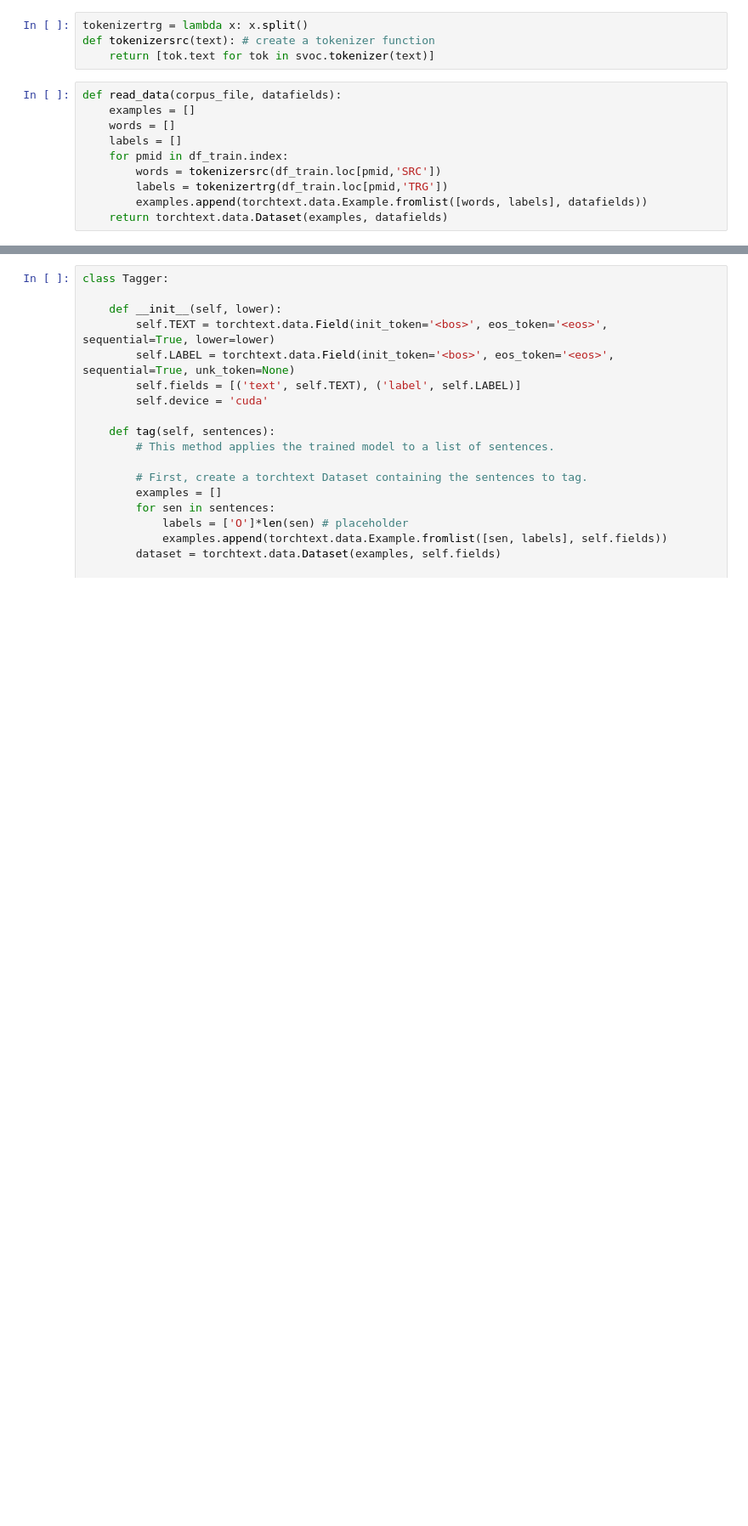
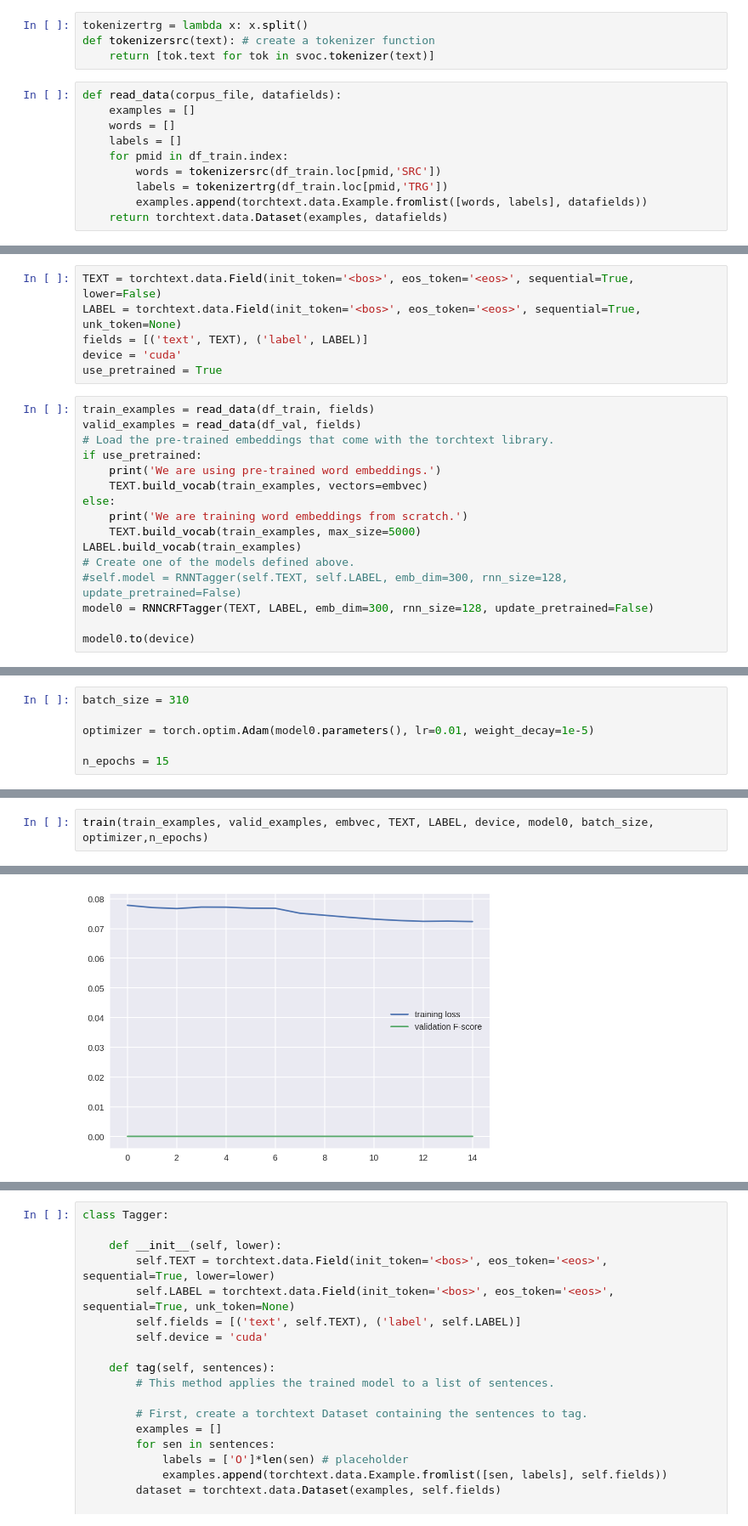
Before and after one commit to pchding/kph, a Jupyter notebook: Original.ipynb, the cells around one changed output, grey strips where cells are left out. Shown: that part at 85% size. Cells and saved outputs as stored; diff of their text form; blank space fills up the shorter version.

```diff
--- a/Original.ipynb
+++ b/Original.ipynb
@@ -282,3 +295,25 @@ def prf(stats):
     else:
         f = 0
     return p, r, f
+# %%
+TEXT = torchtext.data.Field(init_token='<bos>', eos_token='<eos>', sequential=True, lower=False)
+LABEL = torchtext.data.Field(init_token='<bos>', eos_token='<eos>', sequential=True, unk_token=None)
+fields = [('text', TEXT), ('label', LABEL)]
+device = 'cuda'
+use_pretrained = True
+# %%
+train_examples = read_data(df_train, fields)
+valid_examples = read_data(df_val, fields)
+# Load the pre-trained embeddings that come with the torchtext library.
+if use_pretrained:
+    print('We are using pre-trained word embeddings.')
+    TEXT.build_vocab(train_examples, vectors=embvec)
+else:
+    print('We are training word embeddings from scratch.')
+    TEXT.build_vocab(train_examples, max_size=5000)
+LABEL.build_vocab(train_examples)
+# Create one of the models defined above.
+#self.model = RNNTagger(self.TEXT, self.LABEL, emb_dim=300, rnn_size=128, update_pretrained=False)
+model0 = RNNCRFTagger(TEXT, LABEL, emb_dim=300, rnn_size=128, update_pretrained=False)
+
+model0.to(device)
@@ -284,0 +328,6 @@ def prf(stats):
+# %%
+batch_size = 310
+
+optimizer = torch.optim.Adam(model0.parameters(), lr=0.01, weight_decay=1e-5)
+
+n_epochs = 15
@@ -284,0 +435,3 @@ def prf(stats):
+# %%
+train(train_examples, valid_examples, embvec, TEXT, LABEL, device, model0, batch_size, optimizer,n_epochs)
+# %% [output]
@@ -284,0 +456 @@ def prf(stats):
+[figure, added]
```
Also changed, not shown: parts of 63 cells of this notebook, 2 other files.
